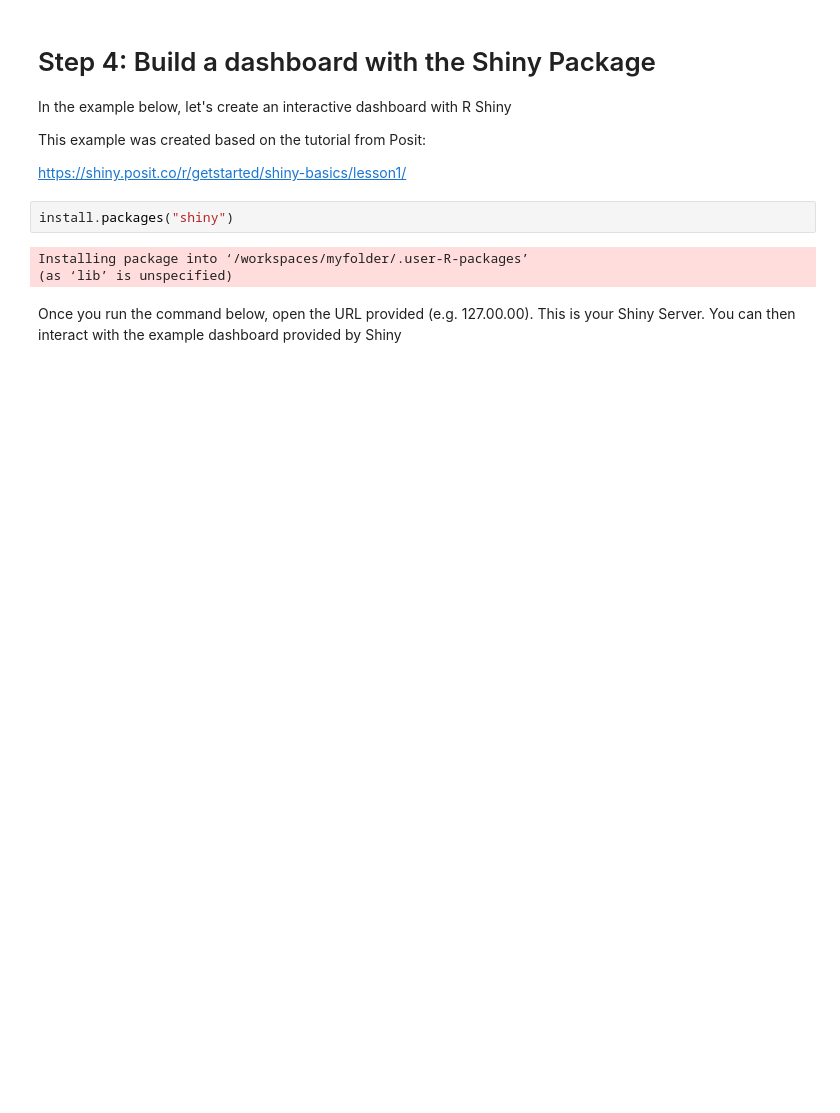
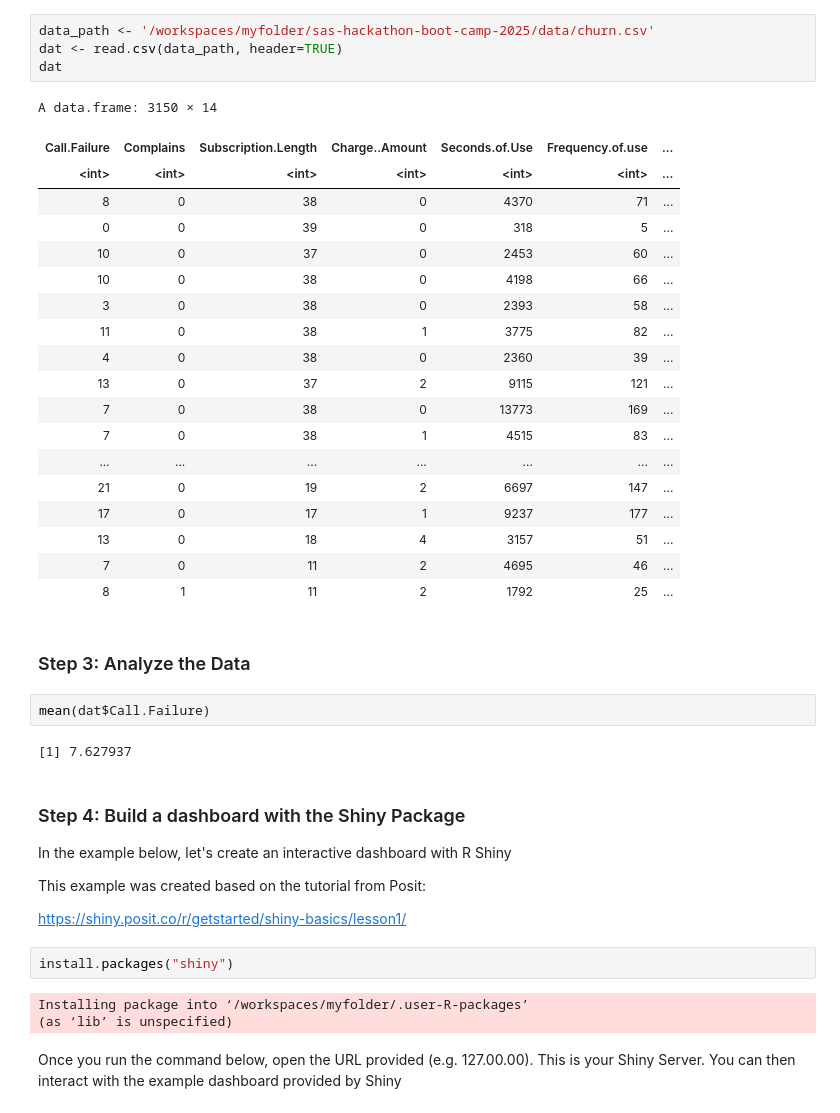
Before and after one commit to sascommunities/sas-hackathon-boot-camp-2025, a Jupyter notebook: workbench/assignments/workbench_innovate_hackathon_r.ipynb, the cells around one changed output. Drawn from its saved outputs; the diff is of its cells as text; blank space fills up the shorter version.

```diff
--- a/workbench/assignments/workbench_innovate_hackathon_r.ipynb
+++ b/workbench/assignments/workbench_innovate_hackathon_r.ipynb
@@ -26,5 +19,35 @@ https://cran.r-project.org/web/packages/ucimlrepo/index.html
+# %%
+data_path <- '/workspaces/myfolder/sas-hackathon-boot-camp-2025/data/churn.csv'
+dat <- read.csv(data_path, header=TRUE)
+dat
+# %% [output]
+A data.frame: 3150 × 14
+| Call.Failure | Complains | Subscription.Length | Charge..Amount | Seconds.of.Use | Frequency.of.use | ... |
+| <int> | <int> | <int> | <int> | <int> | <int> | ... |
+| 8 | 0 | 38 | 0 | 4370 | 71 | ... |
+| 0 | 0 | 39 | 0 | 318 | 5 | ... |
+| 10 | 0 | 37 | 0 | 2453 | 60 | ... |
+| 10 | 0 | 38 | 0 | 4198 | 66 | ... |
+| 3 | 0 | 38 | 0 | 2393 | 58 | ... |
+| 11 | 0 | 38 | 1 | 3775 | 82 | ... |
+| 4 | 0 | 38 | 0 | 2360 | 39 | ... |
+| 13 | 0 | 37 | 2 | 9115 | 121 | ... |
+| 7 | 0 | 38 | 0 | 13773 | 169 | ... |
+| 7 | 0 | 38 | 1 | 4515 | 83 | ... |
+| ... | ... | ... | ... | ... | ... | ... |
+| 21 | 0 | 19 | 2 | 6697 | 147 | ... |
+| 17 | 0 | 17 | 1 | 9237 | 177 | ... |
+| 13 | 0 | 18 | 4 | 3157 | 51 | ... |
+| 7 | 0 | 11 | 2 | 4695 | 46 | ... |
+| 8 | 1 | 11 | 2 | 1792 | 25 | ... |
+# %% [markdown]
+### Step 3: Analyze the Data
+# %%
+mean(dat$Call.Failure)
+# %% [output]
+[1] 7.627937
 # %% [markdown]
-# Step 4: Build a dashboard with the Shiny Package
+### Step 4: Build a dashboard with the Shiny Package
 In the example below, let's create an interactive dashboard with R Shiny
 
 This example was created based on the tutorial from Posit:
```
Also changed, not shown: parts of 7 cells of this notebook.
